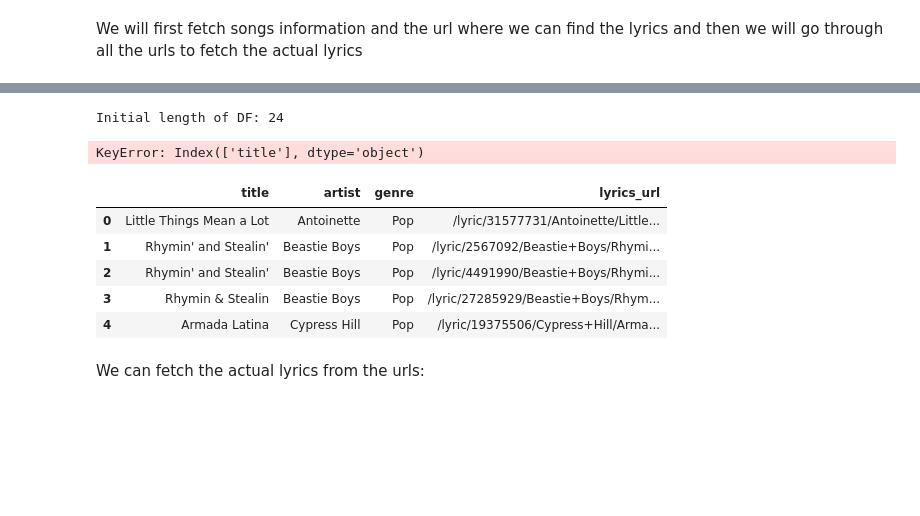
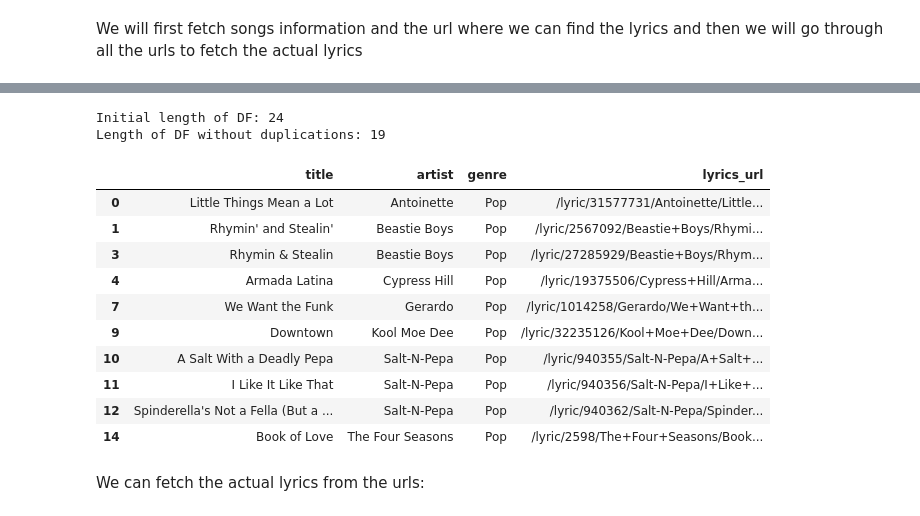
Before and after one commit to emlg/Lyrix, a Jupyter notebook: Lyrix_report.ipynb, the cells around one changed output, grey strips where cells are left out. Drawn from its saved outputs; the diff is of its cells as text; code cells hidden in the pictures; blank space fills up the shorter version.

```diff
--- a/Lyrix_report.ipynb
+++ b/Lyrix_report.ipynb
@@ -512,24 +509,26 @@ KeyboardInterrupt:
 # %%
 def clean_df_for_fetch(df):
     print("Initial length of DF: {}".format(len(df)))
     # Remove duplicate songs from same artist
-    cleaned_df = lyrics_df.drop_duplicates(['title', 'artist'])
+    cleaned_df = df.drop_duplicates(['title', 'artist'])
     print("Length of DF without duplications: {}".format(len(cleaned_df)))
     return cleaned_df
 
 lyrics_dropped = clean_df_for_fetch(lyrics_com_df)
-lyrics_com_df.head(10)
+lyrics_dropped.head(10)
 # %% [output]
 Initial length of DF: 24
+Length of DF without duplications: 19
-KeyError: Index(['title'], dtype='object')
+|  | title | artist | genre | lyrics_url |
+| 0 | Little Things Mean a Lot | Antoinette | Pop | /lyric/31577731/Antoinette/Little... |
+| 1 | Rhymin' and Stealin' | Beastie Boys | Pop | /lyric/2567092/Beastie+Boys/Rhymi... |
+| 3 | Rhymin & Stealin | Beastie Boys | Pop | /lyric/27285929/Beastie+Boys/Rhym... |
+| 4 | Armada Latina | Cypress Hill | Pop | /lyric/19375506/Cypress+Hill/Arma... |
+| 7 | We Want the Funk | Gerardo | Pop | /lyric/1014258/Gerardo/We+Want+th... |
+| 9 | Downtown | Kool Moe Dee | Pop | /lyric/32235126/Kool+Moe+Dee/Down... |
+| 10 | A Salt With a Deadly Pepa | Salt-N-Pepa | Pop | /lyric/940355/Salt-N-Pepa/A+Salt+... |
+| 11 | I Like It Like That | Salt-N-Pepa | Pop | /lyric/940356/Salt-N-Pepa/I+Like+... |
+| 12 | Spinderella's Not a Fella (But a ... | Salt-N-Pepa | Pop | /lyric/940362/Salt-N-Pepa/Spinder... |
+| 14 | Book of Love | The Four Seasons | Pop | /lyric/2598/The+Four+Seasons/Book... |
-# %%
-lyrics_com_df.head()
-# %% [output]
-|  | title | artist | genre | lyrics_url |
-| 0 | Little Things Mean a Lot | Antoinette | Pop | /lyric/31577731/Antoinette/Little... |
-| 1 | Rhymin' and Stealin' | Beastie Boys | Pop | /lyric/2567092/Beastie+Boys/Rhymi... |
-| 2 | Rhymin' and Stealin' | Beastie Boys | Pop | /lyric/4491990/Beastie+Boys/Rhymi... |
-| 3 | Rhymin & Stealin | Beastie Boys | Pop | /lyric/27285929/Beastie+Boys/Rhym... |
-| 4 | Armada Latina | Cypress Hill | Pop | /lyric/19375506/Cypress+Hill/Arma... |
 # %% [markdown]
 We can fetch the actual lyrics from the urls:
```
Also changed, not shown: parts of 24 cells of this notebook.
